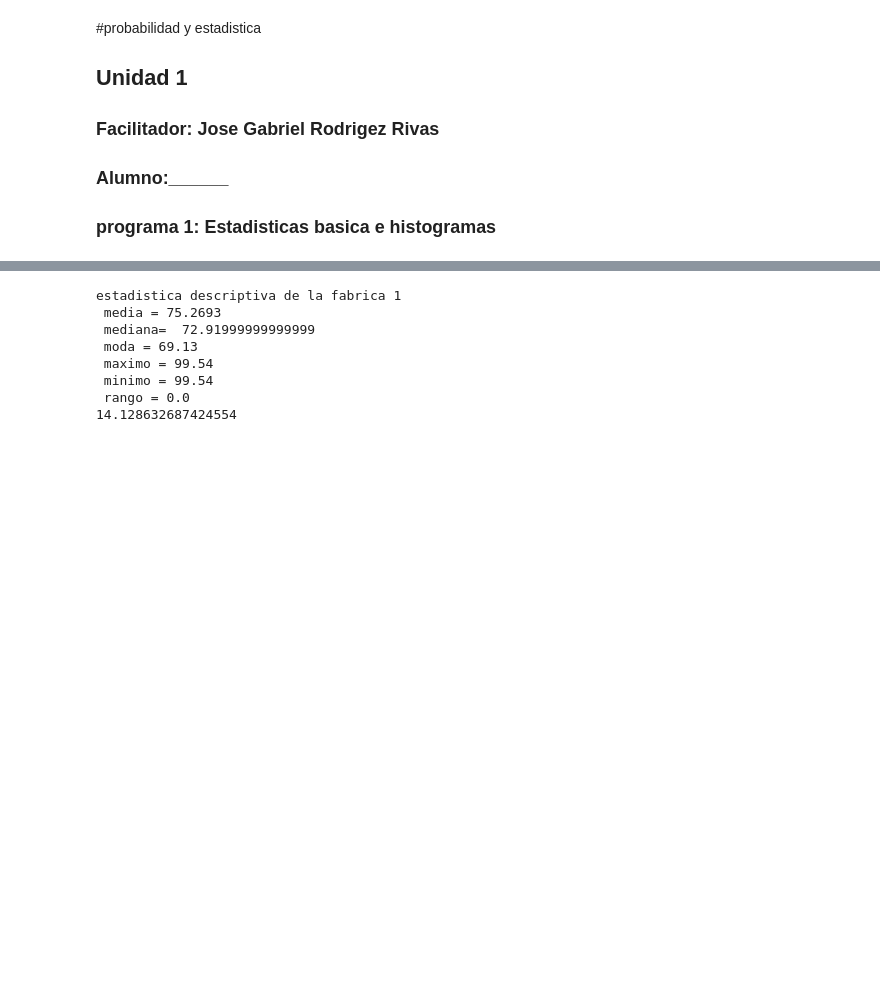
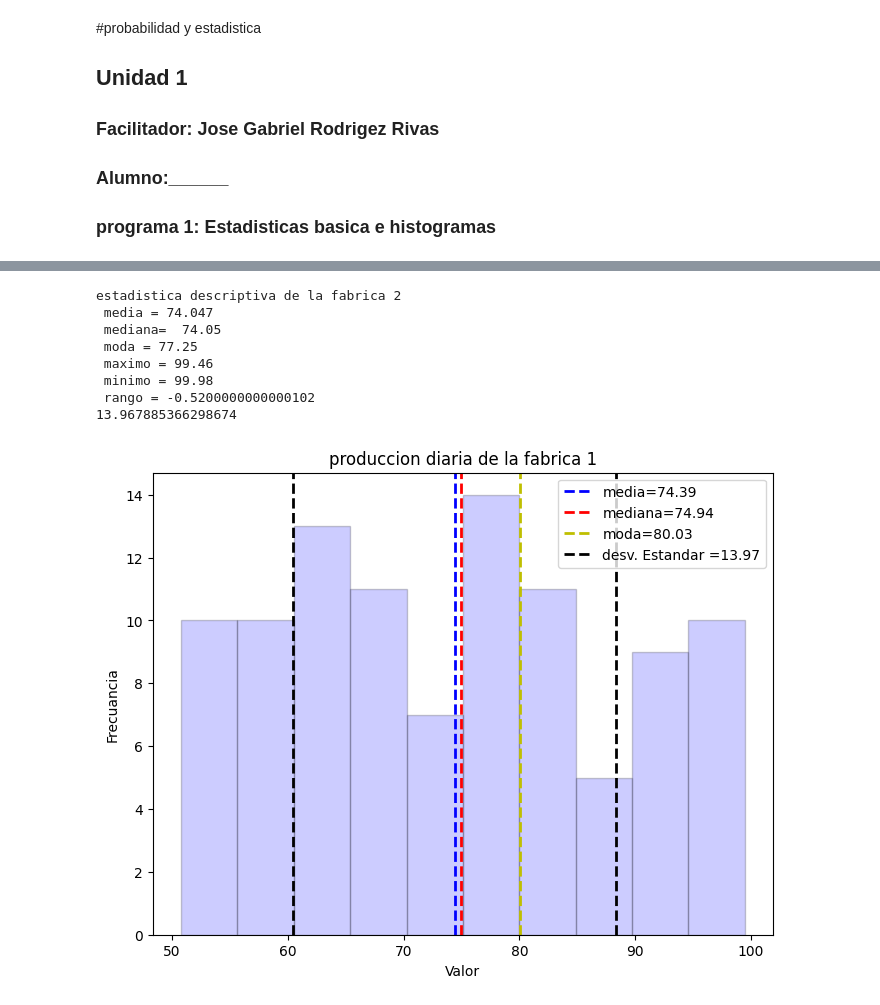
Before and after one commit to carlosmarrufo2e25-cloud/probabilidad, a Jupyter notebook: practica2.ipynb, the cells around one changed output, grey strips where cells are left out. Cells and saved outputs as stored; diff of their text form; code cells hidden in the pictures; blank space fills up the shorter version.

```diff
--- a/practica2.ipynb
+++ b/practica2.ipynb
@@ -55,14 +55,30 @@ media2 = mean(fabrica2)
 mediana2 = median(fabrica2)
 moda2 = mode(fabrica2)
 desviacion_estandar_fabrica2 =stdev(fabrica1)
-print("estadistica descriptiva de la fabrica 1 \n", "media =",media2, "\n mediana= ", mediana2, "\n moda =", moda2, "\n maximo =", maximo1, "\n minimo =", minimo2, "\n rango =", rango2)
+print("estadistica descriptiva de la fabrica 2 \n", "media =",media2, "\n mediana= ", mediana2, "\n moda =", moda2, "\n maximo =", maximo1, "\n minimo =", minimo2, "\n rango =", rango2)
 print(desviacion_estandar_fabrica2)
 # %% [output]
-estadistica descriptiva de la fabrica 1
- media = 75.2693
- mediana=  72.91999999999999
- moda = 69.13
- maximo = 99.54
- minimo = 99.54
- rango = 0.0
-14.128632687424554
+estadistica descriptiva de la fabrica 2
+ media = 74.047
+ mediana=  74.05
+ moda = 77.25
+ maximo = 99.46
+ minimo = 99.98
+ rango = -0.5200000000000102
+13.967885366298674
+# %%
+plt.figure(figsize=(8,6))
+plt.hist(fabrica1, bins=10, alpha=0.2, color='b', edgecolor = "black")
+plt.axvline(media1, color='b', linestyle='dashed', linewidth=2, label=f'media={media1:.2f}')
+plt.axvline(mediana1, color='r', linestyle='dashed', linewidth=2, label=f'mediana={mediana1:.2f}')
+plt.axvline(moda1, color='y', linestyle='dashed', linewidth=2, label=f'moda={moda1:.2f}')
+plt.axvline(media1 - desviacion_estandar_fabrica1, color='black', linestyle='dashed', linewidth=2, label=f'desv. Estandar ={desviacion_estandar_fabrica1:.2f}')
+plt.axvline(media1 + desviacion_estandar_fabrica1, color='black', linestyle='dashed', linewidth=2)
+
+plt.xlabel('Valor')
+plt.ylabel('Frecuancia')
+plt.title("produccion diaria de la fabrica 1")
+plt.legend()
+plt.show()
+# %% [output]
+[figure, added]
```
Also changed, not shown: parts of 7 cells of this notebook.
